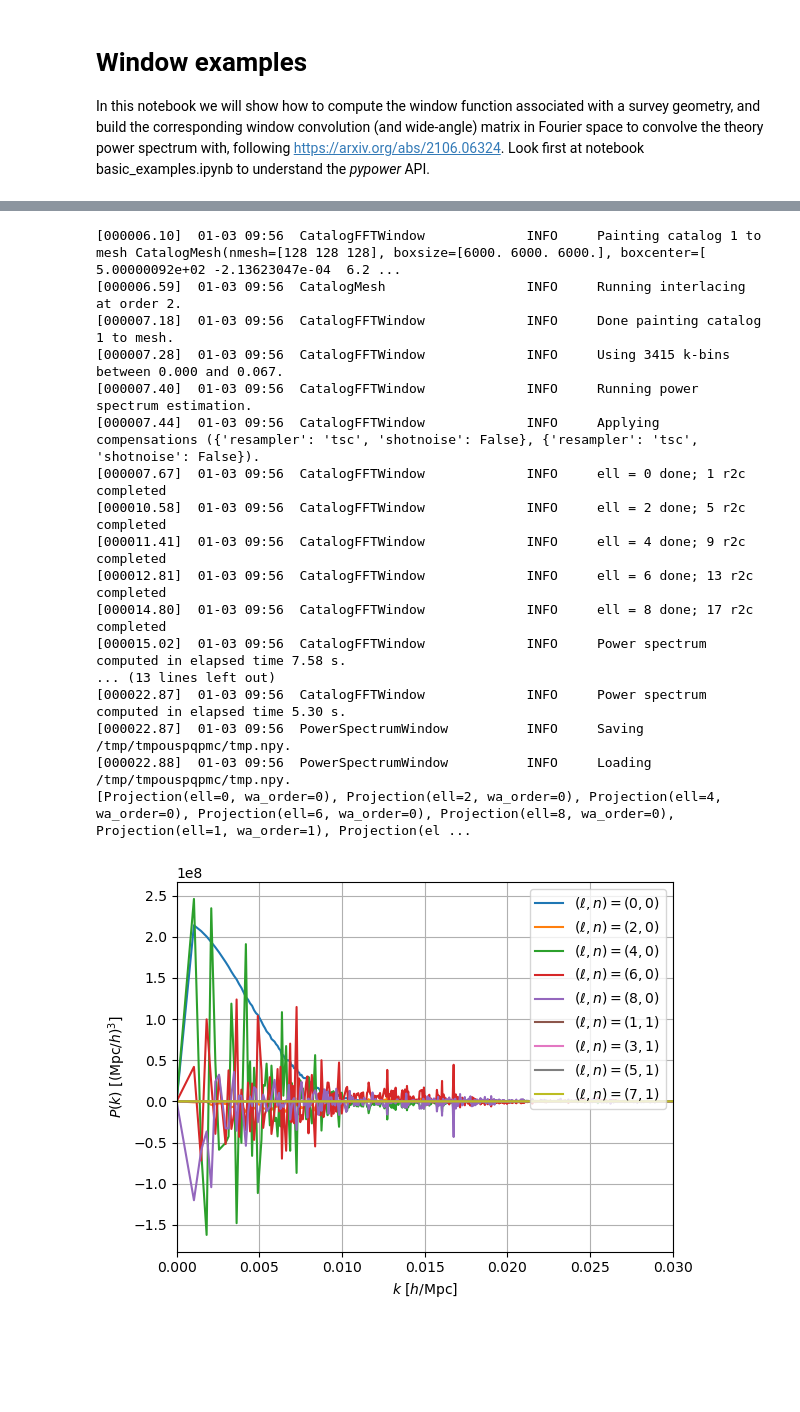
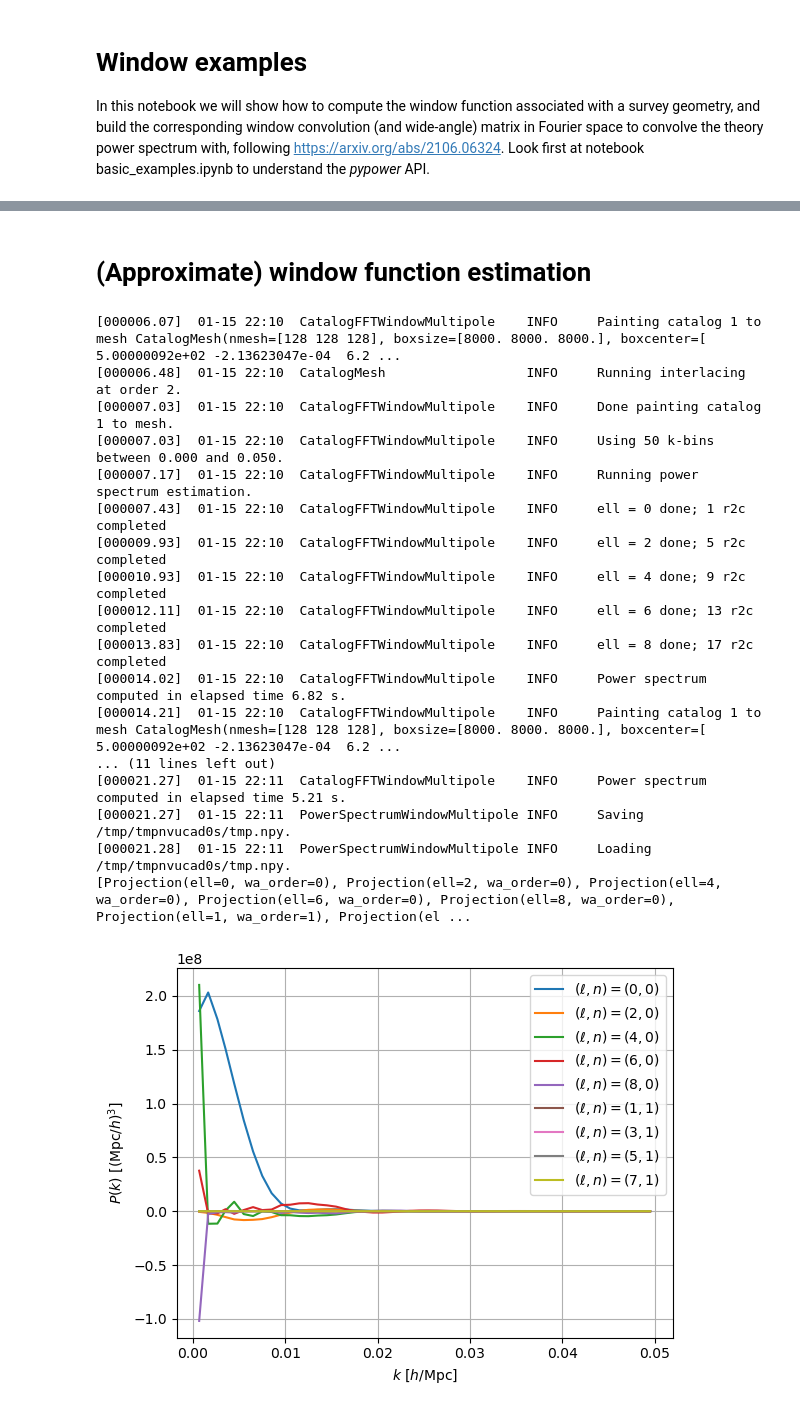
Before and after one commit to cosmodesi/pypower, a Jupyter notebook: nb/window_examples.ipynb, the cells around one changed output, grey strips where cells are left out. Saved outputs shown, nothing was run; the diff lists cells and outputs as text; code cells hidden in the pictures; blank space fills up the shorter version.

Commit message:
accurate implementation of window function

```diff
--- a/nb/window_examples.ipynb
+++ b/nb/window_examples.ipynb
@@ -37,7 +41,7 @@ for positions in [data_positions, randoms_positions]:
 # %%
 kedges = np.linspace(0, 0.2, 41)
 poles = CatalogFFTPower(data_positions1=data_positions, data_weights1=data_weights, randoms_positions1=randoms_positions, randoms_weights1=randoms_weights,
-                        boxsize=2000., nmesh=128, resampler='tsc', interlacing=2, ells=(0, 2, 4), los='firstpoint', edges=kedges, position_type='pos', dtype='f4').poles
+                        nmesh=128, resampler='tsc', interlacing=2, ells=(0, 2, 4), los='firstpoint', edges=kedges, position_type='pos', dtype='f4').poles
 print('Shot noise is {:.4f}.'.format(poles.shotnoise))
 print('Normalization is {:.4f}.'.format(poles.wnorm))
 ax = plt.gca()
@@ -66,39 +69,41 @@ Normalization is 208.9278.
+# %% [markdown]
+# (Approximate) window function estimation
 # %%
 # Let us compute the window function multipoles in k-space
-window = CatalogFFTWindow(randoms_positions1=randoms_positions, randoms_weights1=randoms_weights,
-                          power_ref=poles, boxsize=6000., position_type='pos', dtype='f4').poles
+edges = {'step':0.001}
+window1 = CatalogFFTWindowMultipole(randoms_positions1=randoms_positions, randoms_weights1=randoms_weights,
+                                   power_ref=poles, edges=edges, boxsize=8000., position_type='pos', dtype='f4').poles
 # You can save the window function
 with tempfile.TemporaryDirectory() as tmp_dir:
     fn = os.path.join(tmp_dir, 'tmp.npy')
-    window.save(fn)
-    window = PowerSpectrumWindow.load(fn)
+    window1.save(fn)
+    window = PowerSpectrumWindowMultipole.load(fn)
     print(window.projs)
 
 ax = plt.gca()
 for iproj, proj in enumerate(window.projs):
     ax.plot(window.k, window(proj=proj, complex=False), label=proj.latex(inline=True))
 ax.legend(loc=1)
 ax.grid(True)
-ax.set_xlim(0., 0.03)
 ax.set_xlabel('$k$ [$h/\mathrm{Mpc}$]')
 ax.set_ylabel(r'$P(k)$ [$(\mathrm{Mpc}/h)^{3}$]')
 plt.show()
 # %% [output]
-[000006.10]  01-03 09:56  CatalogFFTWindow             INFO     Painting catalog 1 to mesh CatalogMesh(nmesh=[128 128 128], boxsize=[6000. 6000. 6000.], boxcenter=[ 5.00000092e+02 -2.13623047e-04  6.2 ...
-[000006.59]  01-03 09:56  CatalogMesh                  INFO     Running interlacing at order 2.
-[000007.18]  01-03 09:56  CatalogFFTWindow             INFO     Done painting catalog 1 to mesh.
-[000007.28]  01-03 09:56  CatalogFFTWindow             INFO     Using 3415 k-bins between 0.000 and 0.067.
-[000007.40]  01-03 09:56  CatalogFFTWindow             INFO     Running power spectrum estimation.
-[000007.44]  01-03 09:56  CatalogFFTWindow             INFO     Applying compensations ({'resampler': 'tsc', 'shotnoise': False}, {'resampler': 'tsc', 'shotnoise': False}).
-[000007.67]  01-03 09:56  CatalogFFTWindow             INFO     ell = 0 done; 1 r2c completed
-[000010.58]  01-03 09:56  CatalogFFTWindow             INFO     ell = 2 done; 5 r2c completed
-[000011.41]  01-03 09:56  CatalogFFTWindow             INFO     ell = 4 done; 9 r2c completed
-[000012.81]  01-03 09:56  CatalogFFTWindow             INFO     ell = 6 done; 13 r2c completed
-[000014.80]  01-03 09:56  CatalogFFTWindow             INFO     ell = 8 done; 17 r2c completed
-[000015.02]  01-03 09:56  CatalogFFTWindow             INFO     Power spectrum computed in elapsed time 7.58 s.
-... (13 lines left out)
-[000022.87]  01-03 09:56  CatalogFFTWindow             INFO     Power spectrum computed in elapsed time 5.30 s.
-[000022.87]  01-03 09:56  PowerSpectrumWindow          INFO     Saving /tmp/tmpouspqpmc/tmp.npy.
-[000022.88]  01-03 09:56  PowerSpectrumWindow          INFO     Loading /tmp/tmpouspqpmc/tmp.npy.
+[000006.07]  01-15 22:10  CatalogFFTWindowMultipole    INFO     Painting catalog 1 to mesh CatalogMesh(nmesh=[128 128 128], boxsize=[8000. 8000. 8000.], boxcenter=[ 5.00000092e+02 -2.13623047e-04  6.2 ...
+[000006.48]  01-15 22:10  CatalogMesh                  INFO     Running interlacing at order 2.
+[000007.03]  01-15 22:10  CatalogFFTWindowMultipole    INFO     Done painting catalog 1 to mesh.
+[000007.03]  01-15 22:10  CatalogFFTWindowMultipole    INFO     Using 50 k-bins between 0.000 and 0.050.
+[000007.17]  01-15 22:10  CatalogFFTWindowMultipole    INFO     Running power spectrum estimation.
+[000007.43]  01-15 22:10  CatalogFFTWindowMultipole    INFO     ell = 0 done; 1 r2c completed
+[000009.93]  01-15 22:10  CatalogFFTWindowMultipole    INFO     ell = 2 done; 5 r2c completed
+[000010.93]  01-15 22:10  CatalogFFTWindowMultipole    INFO     ell = 4 done; 9 r2c completed
+[000012.11]  01-15 22:10  CatalogFFTWindowMultipole    INFO     ell = 6 done; 13 r2c completed
+[000013.83]  01-15 22:10  CatalogFFTWindowMultipole    INFO     ell = 8 done; 17 r2c completed
+[000014.02]  01-15 22:10  CatalogFFTWindowMultipole    INFO     Power spectrum computed in elapsed time 6.82 s.
+[000014.21]  01-15 22:10  CatalogFFTWindowMultipole    INFO     Painting catalog 1 to mesh CatalogMesh(nmesh=[128 128 128], boxsize=[8000. 8000. 8000.], boxcenter=[ 5.00000092e+02 -2.13623047e-04  6.2 ...
+... (11 lines left out)
+[000021.27]  01-15 22:11  CatalogFFTWindowMultipole    INFO     Power spectrum computed in elapsed time 5.21 s.
+[000021.27]  01-15 22:11  PowerSpectrumWindowMultipole INFO     Saving /tmp/tmpnvucad0s/tmp.npy.
+[000021.28]  01-15 22:11  PowerSpectrumWindowMultipole INFO     Loading /tmp/tmpnvucad0s/tmp.npy.
 [Projection(ell=0, wa_order=0), Projection(ell=2, wa_order=0), Projection(ell=4, wa_order=0), Projection(ell=6, wa_order=0), Projection(ell=8, wa_order=0), Projection(ell=1, wa_order=1), Projection(el ...
-[figure, old version]
+[figure, new version]
```
Also changed, not shown: parts of 20 cells of this notebook, 12 other files.
